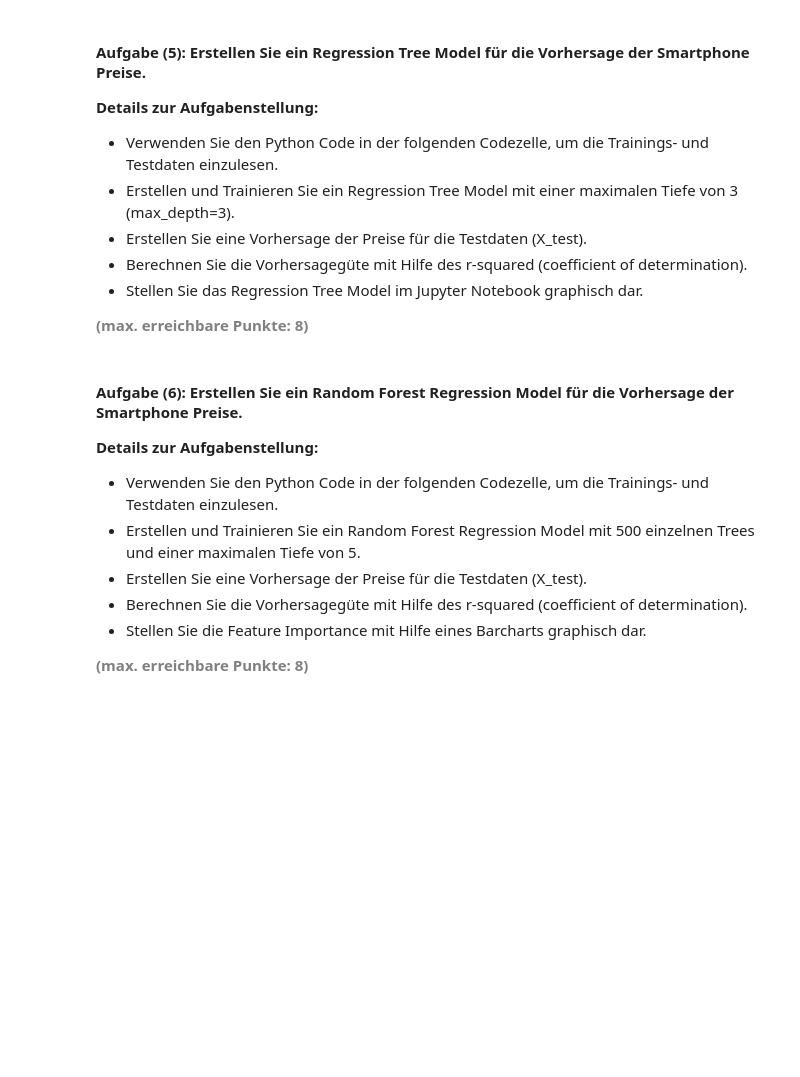
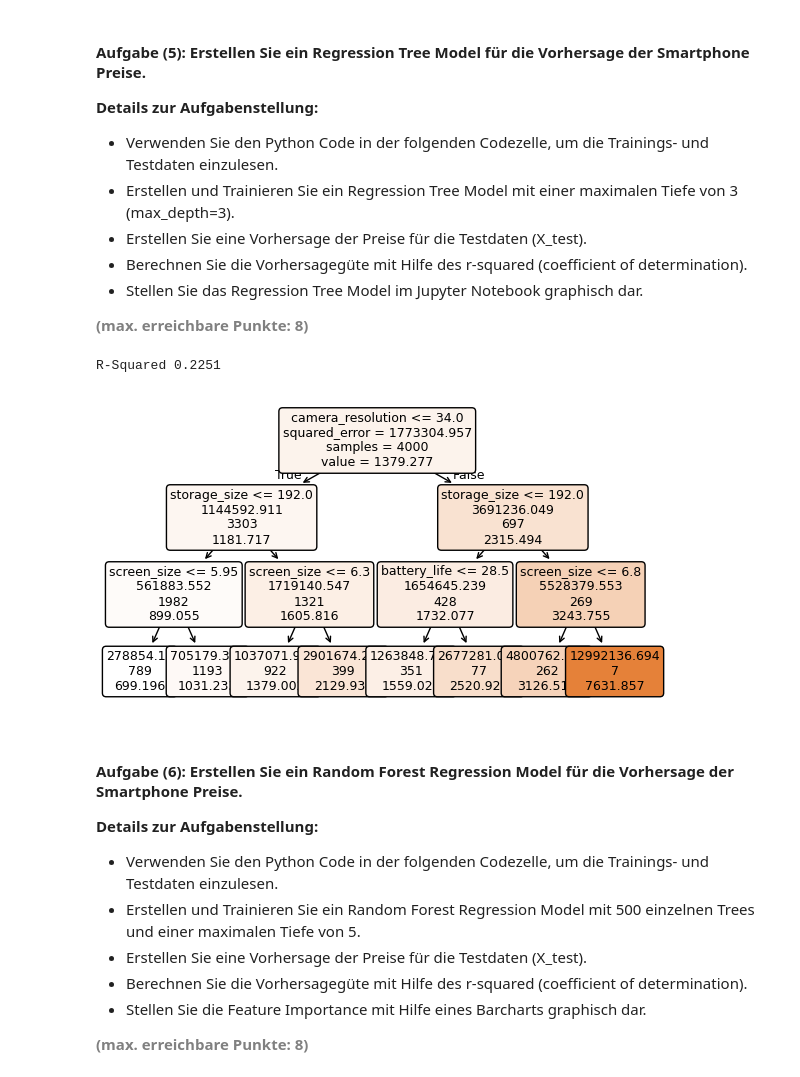
Before and after one commit to migifor-forstmi4/python_machine_learning_basics, a Jupyter notebook: AP03/AP03_Machine_Learning.ipynb, the cells around one changed output. Cells and saved outputs as stored; diff of their text form; code cells hidden in the pictures; blank space fills up the shorter version.

```diff
--- a/AP03/AP03_Machine_Learning.ipynb
+++ b/AP03/AP03_Machine_Learning.ipynb
@@ -320,23 +329,34 @@ except:
 # %%
 # Einlesen der Trainings- und Testdaten (damit alle die gleichen Daten haben)
 X_train = pd.read_csv('./Data/X_train.csv')
 X_test = pd.read_csv('./Data/X_test.csv')
 y_train = pd.read_csv('./Data/y_train.csv')
 y_test = pd.read_csv('./Data/y_test.csv')
 
 # Erstellen/Initialisieren eines 'decision tree regressor' Objekts
-
+reg_tree = DecisionTreeRegressor(random_state = 42, max_depth = 3)
 
 # Trainieren des 'decision tree regressor' Objekts
-
+reg_tree.fit(X_train, y_train)
 
 # Vorhersage der Preise für die Testdaten
-
+y_pred = reg_tree.predict(X_test)
 
 # Berechnen des r-squared (coefficient of determination) Wertes
-
+print('R-Squared', round(r2_score(y_test, y_pred), 4))
 
 # Darstellen des Regression Trees
+fig = plt.figure(figsize = (7,4))
+reg_tree_plot = tree.plot_tree(reg_tree,
+                               feature_names = list(X_train.columns),
+                               class_names = ['price'],
+                               filled = True,
+                               fontsize = 9,
+                               label = 'root',
+                               rounded = True)
+# %% [output]
+R-Squared 0.2251
+[figure, added]
 # %% [markdown]
 #### <b>Aufgabe (6): Erstellen Sie ein Random Forest Regression Model für die Vorhersage der Smartphone Preise.</b>
 <b>Details zur Aufgabenstellung:</b>
```
Also changed, not shown: parts of 1 cell of this notebook.
